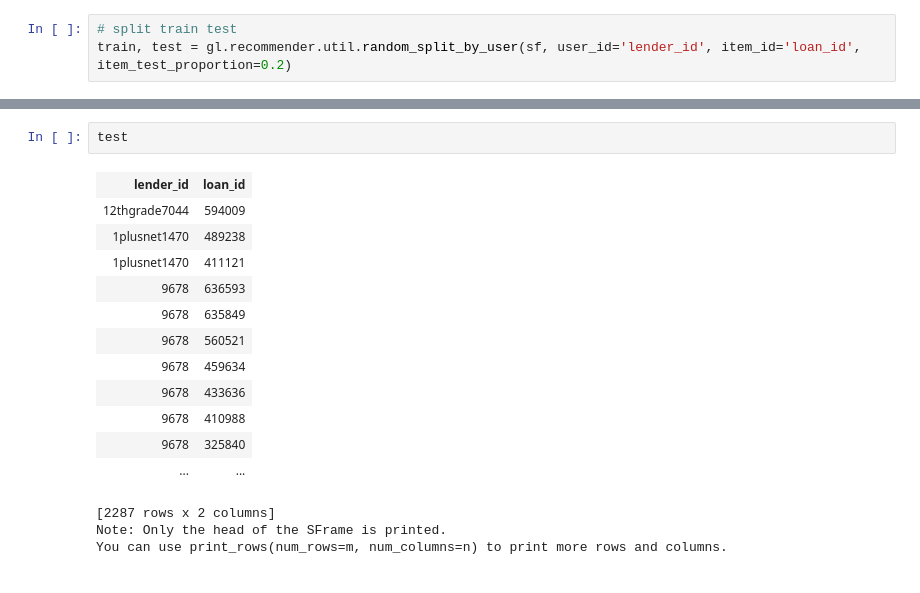
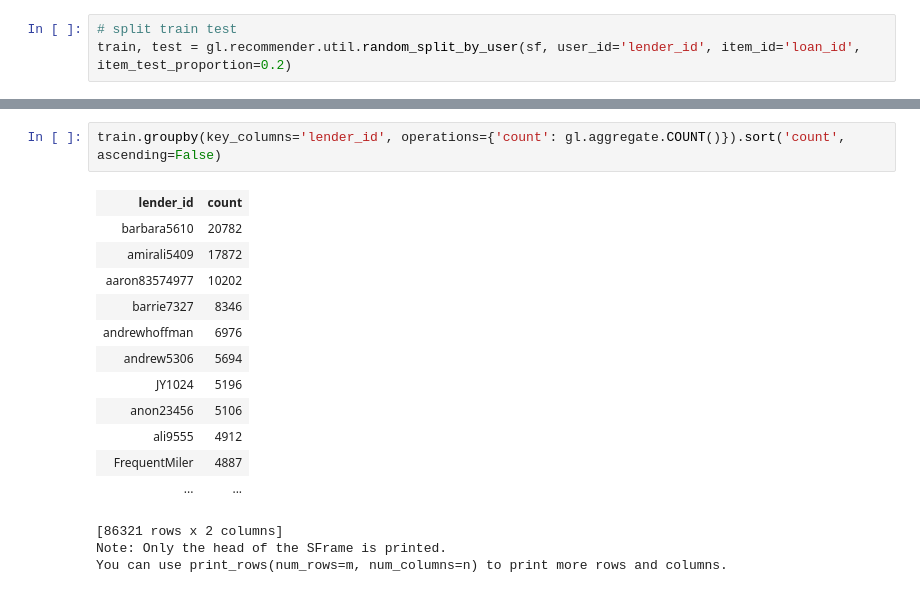
Before and after one commit to yulizhou/Kipfian, a Jupyter notebook: Iter 3 - lenders_loans data.ipynb, the cells around one changed output, grey strips where cells are left out. Cells and saved outputs as stored; diff of their text form.

```diff
--- a/Iter 3 - lenders_loans data.ipynb
+++ b/Iter 3 - lenders_loans data.ipynb
@@ -205,19 +207,19 @@ Precision and recall summary statistics by cutoff
 [3 rows x 3 columns]
-# %%
-test
-# %% [output]
-| lender_id | loan_id |
-| 12thgrade7044 | 594009 |
-| 1plusnet1470 | 489238 |
-| 1plusnet1470 | 411121 |
-| 9678 | 636593 |
-| 9678 | 635849 |
-| 9678 | 560521 |
-| 9678 | 459634 |
-| 9678 | 433636 |
-| 9678 | 410988 |
-| 9678 | 325840 |
-| ... | ... |
-[2287 rows x 2 columns]
-Note: Only the head of the SFrame is printed.
-You can use print_rows(num_rows=m, num_columns=n) to print more rows and columns.
+# %%
+train.groupby(key_columns='lender_id', operations={'count': gl.aggregate.COUNT()}).sort('count', ascending=False)
+# %% [output]
+| lender_id | count |
+| barbara5610 | 20782 |
+| amirali5409 | 17872 |
+| aaron83574977 | 10202 |
+| barrie7327 | 8346 |
+| andrewhoffman | 6976 |
+| andrew5306 | 5694 |
+| JY1024 | 5196 |
+| anon23456 | 5106 |
+| ali9555 | 4912 |
+| FrequentMiler | 4887 |
+| ... | ... |
+[86321 rows x 2 columns]
+Note: Only the head of the SFrame is printed.
+You can use print_rows(num_rows=m, num_columns=n) to print more rows and columns.
```
Also changed, not shown: parts of 3 cells of this notebook, 1 other file.
